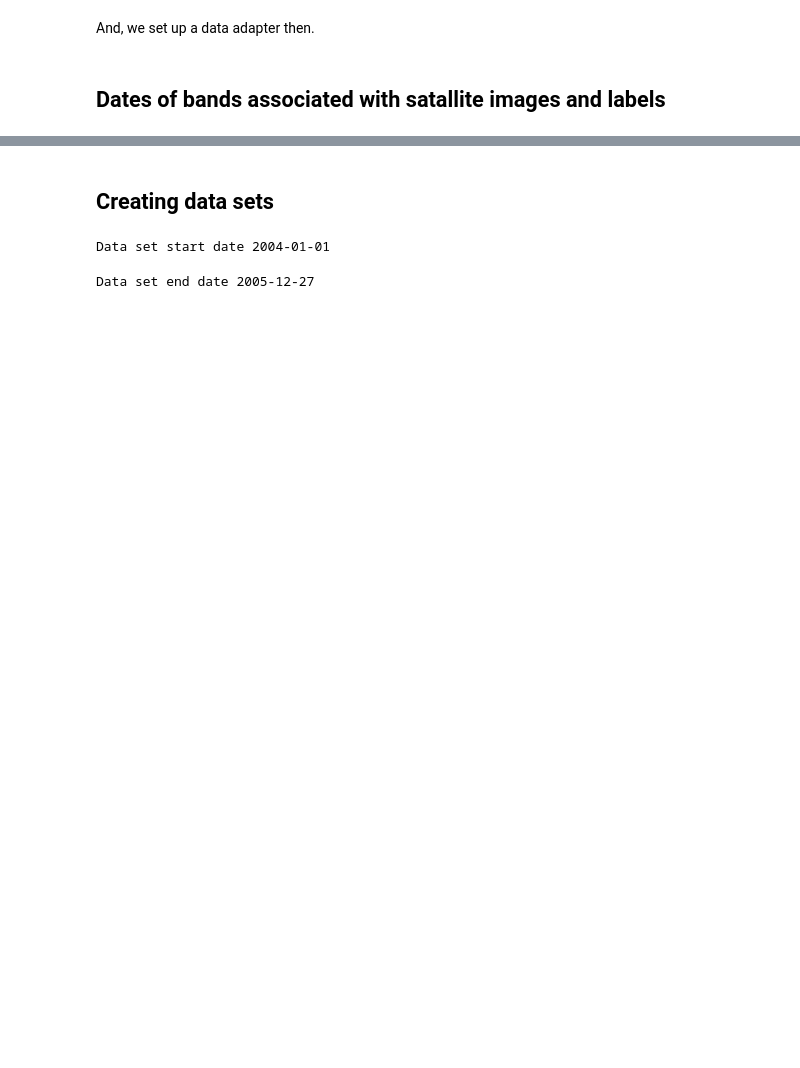
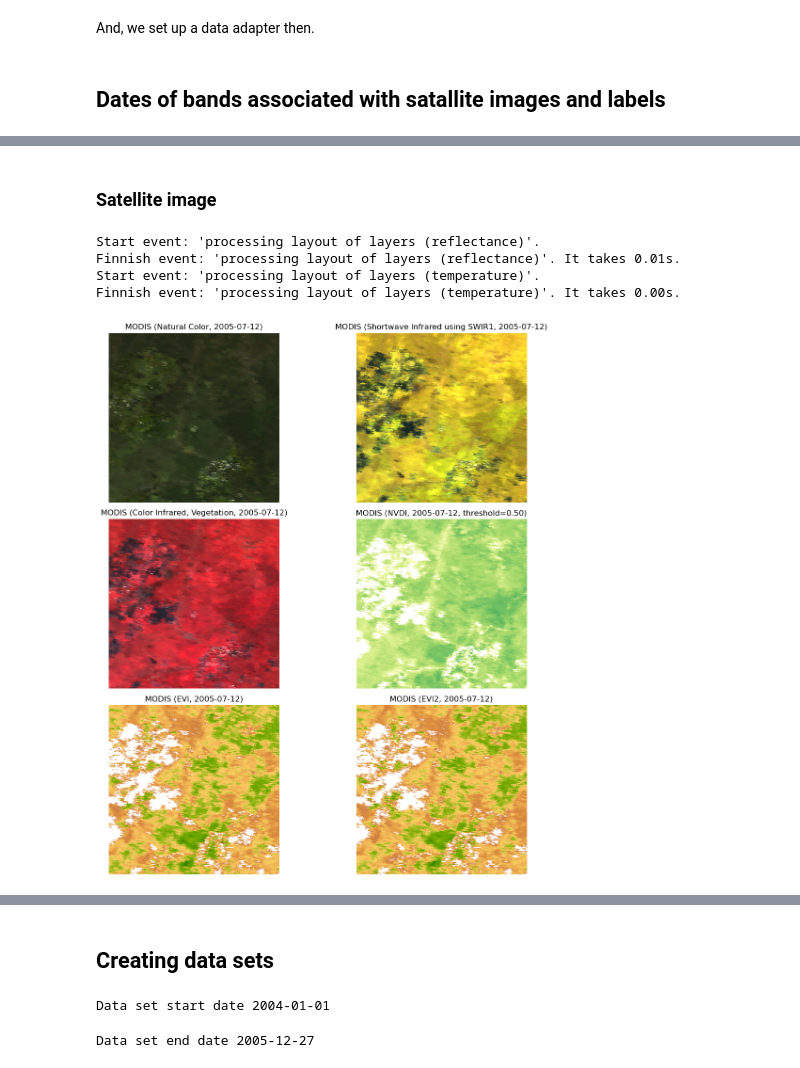
Before and after one commit to natural-hazards/wildfires, a Jupyter notebook: notebooks/tutorial_permonsvm_labels.ipynb, the cells around one changed output, grey strips where cells are left out. Saved outputs shown, nothing was run; the diff lists cells and outputs as text; code cells hidden in the pictures; blank space fills up the shorter version.

```diff
--- a/notebooks/tutorial_permonsvm_labels.ipynb
+++ b/notebooks/tutorial_permonsvm_labels.ipynb
@@ -155,0 +205,2 @@ Finnish event: 'Processing band dates (labels, MTBS)'. It takes 0.00s.
+# %% [markdown]
+### Satellite image
@@ -156 +215,16 @@ Finnish event: 'Processing band dates (labels, MTBS)'. It takes 0.00s.
+# %%
+fig, axes = plt_pylab.subplots(3, 2, figsize=(15, 12))
+
+for i, j in itertools.product(*[range(3)], *[range(2)]):
+
+    adapter_ts.view_opt_satdata = lst_view_opt[2 * i + j]
+    adapter_ts.showSatData(IMG_ID, ax=axes[i][j], show=False)
+
+plt_pylab.show()
+# %% [output]
+Start event: 'processing layout of layers (reflectance)'.
+Finnish event: 'processing layout of layers (reflectance)'. It takes 0.01s.
+Start event: 'processing layout of layers (temperature)'.
+Finnish event: 'processing layout of layers (temperature)'. It takes 0.00s.
+[figure, added]
 # %% [markdown]
```
Also changed, not shown: parts of 47 cells of this notebook, 2 other files.
